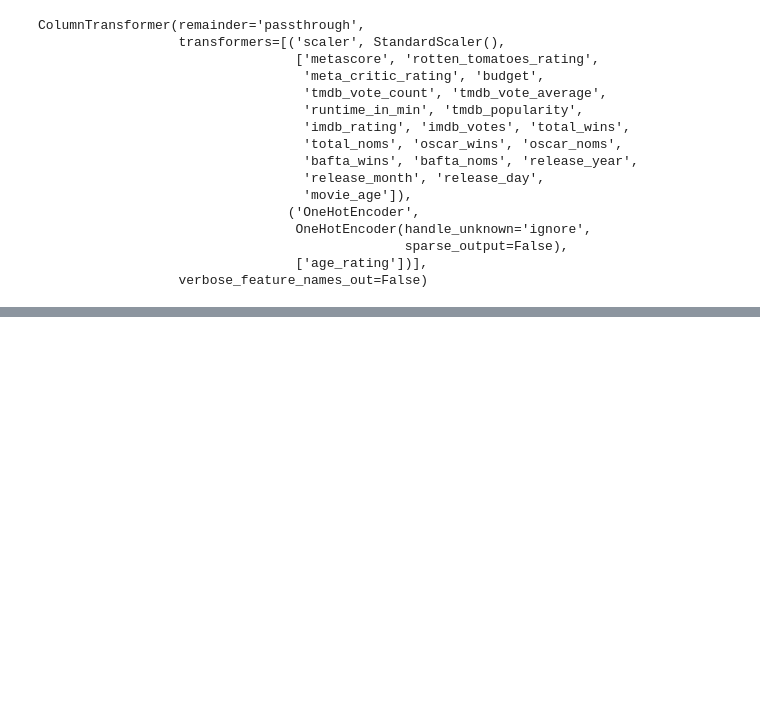
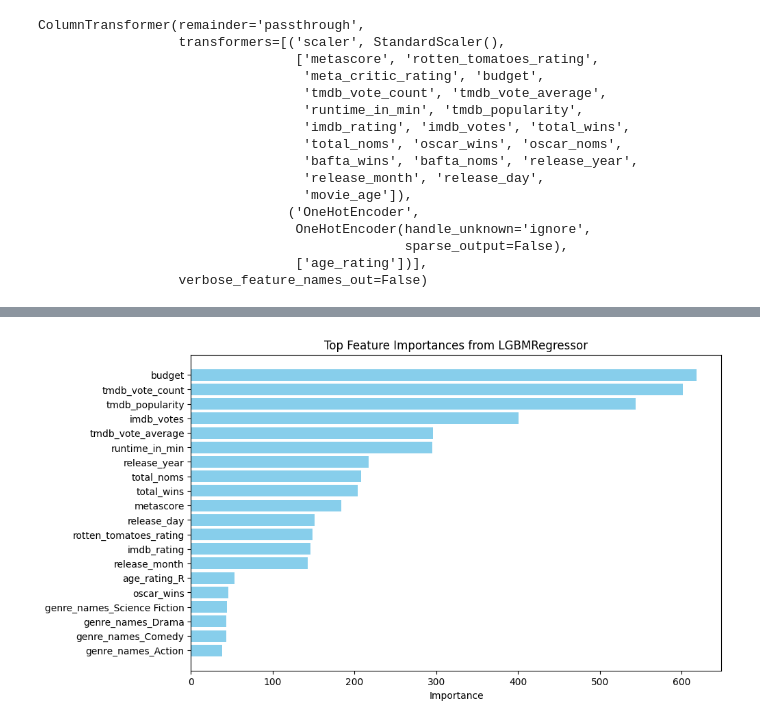
Before and after one commit to JustaKris/Are-You-Not-Entertained, a Jupyter notebook: notebooks/03_movies_data_modeling_prep.ipynb, the cells around one changed output, grey strips where cells are left out. Saved outputs shown, nothing was run; the diff lists cells and outputs as text; code cells hidden in the pictures; blank space fills up the shorter version.

```diff
--- a/notebooks/03_movies_data_modeling_prep.ipynb
+++ b/notebooks/03_movies_data_modeling_prep.ipynb
@@ -335,0 +550,22 @@ Random Forest Regressor:
+# %%
+def display_feature_importances(model, dataframe):
+    # Get feature importance
+    importance_df = pd.DataFrame({
+        'Feature': dataframe.columns,
+        'Importance': model.feature_importances_
+    })
+
+    # Sort by importance
+    importance_df = importance_df.sort_values(by='Importance', ascending=False)
+
+    # Plot the top most important features
+    plt.figure(figsize=(10, 6))
+    plt.barh(importance_df['Feature'][:20], importance_df['Importance'][:20], color='skyblue')
+    plt.xlabel('Importance')
+    plt.title(f'Top Feature Importances from {type(model).__name__}')
+    plt.gca().invert_yaxis()  # Invert the y-axis to display the most important features at the top
+    plt.show()
+# %%
+display_feature_importances(best_lgbm, X_train_scaled)
+# %% [output]
+[figure, added]
```
Also changed, not shown: parts of 22 cells of this notebook, 1 other file.
